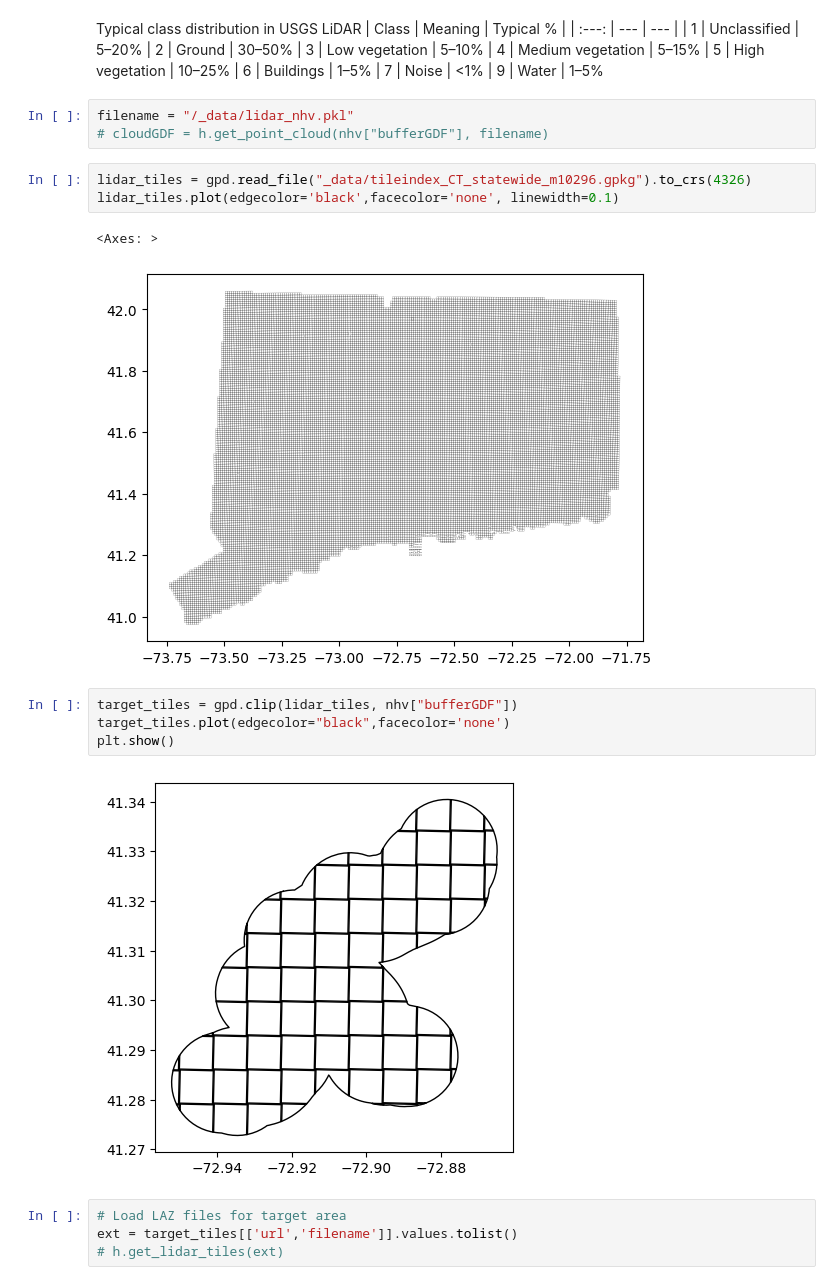
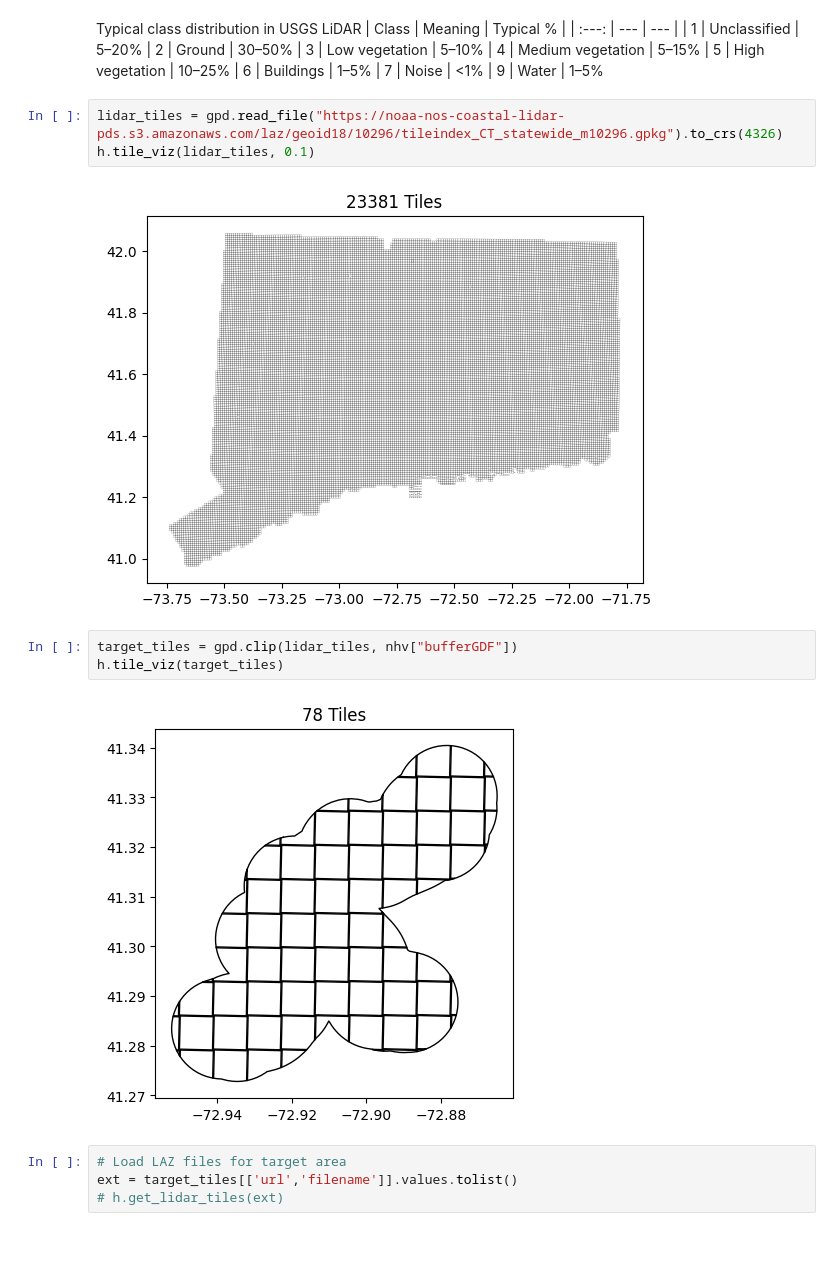
Before and after one commit to mwillen04/highway-noise-lidar, a Jupyter notebook: senior_project.ipynb, the cells around one changed output. Drawn from its saved outputs; the diff is of its cells as text; blank space fills up the shorter version.

Commit message:
Added functions for tile and processing area visuals, took other small cleaning steps

```diff
--- a/senior_project.ipynb
+++ b/senior_project.ipynb
@@ -294,21 +285,16 @@ Typical class distribution in USGS LiDAR
 | 6 | Buildings | 1–5%
 | 7 | Noise | <1%
 | 9	| Water | 1–5%
-# %%
-filename = "/_data/lidar_nhv.pkl"
-# cloudGDF = h.get_point_cloud(nhv["bufferGDF"], filename)
 # %%
-lidar_tiles = gpd.read_file("_data/tileindex_CT_statewide_m10296.gpkg").to_crs(4326)
-lidar_tiles.plot(edgecolor='black',facecolor='none', linewidth=0.1)
+lidar_tiles = gpd.read_file("https://noaa-nos-coastal-lidar-pds.s3.amazonaws.com/laz/geoid18/10296/tileindex_CT_statewide_m10296.gpkg").to_crs(4326)
+h.tile_viz(lidar_tiles, 0.1)
 # %% [output]
-<Axes: >
-[figure, old version]
+[figure, new version]
 # %%
 target_tiles = gpd.clip(lidar_tiles, nhv["bufferGDF"])
-target_tiles.plot(edgecolor="black",facecolor='none')
-plt.show()
+h.tile_viz(target_tiles)
 # %% [output]
-[figure, old version]
+[figure, new version]
 # %%
 # Load LAZ files for target area
 ext = target_tiles[['url','filename']].values.tolist()
```
Also changed, not shown: parts of 10 cells of this notebook, 1 other file.
